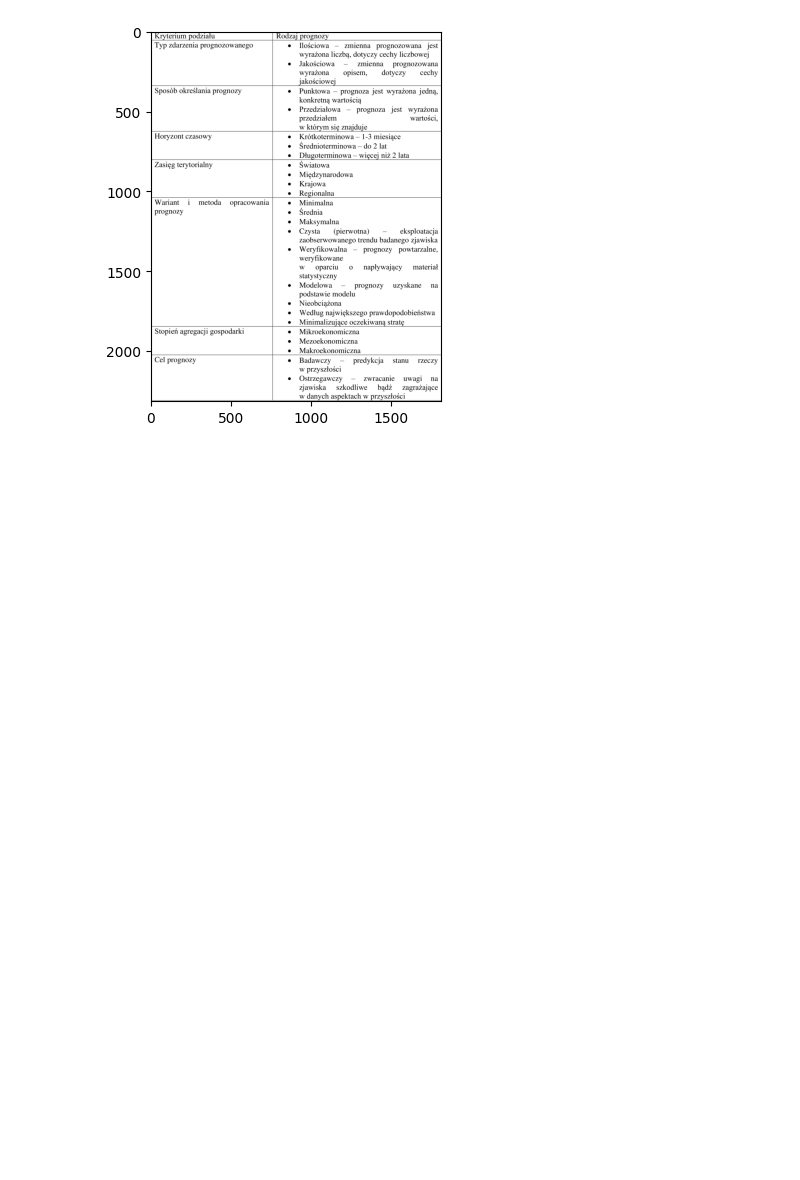
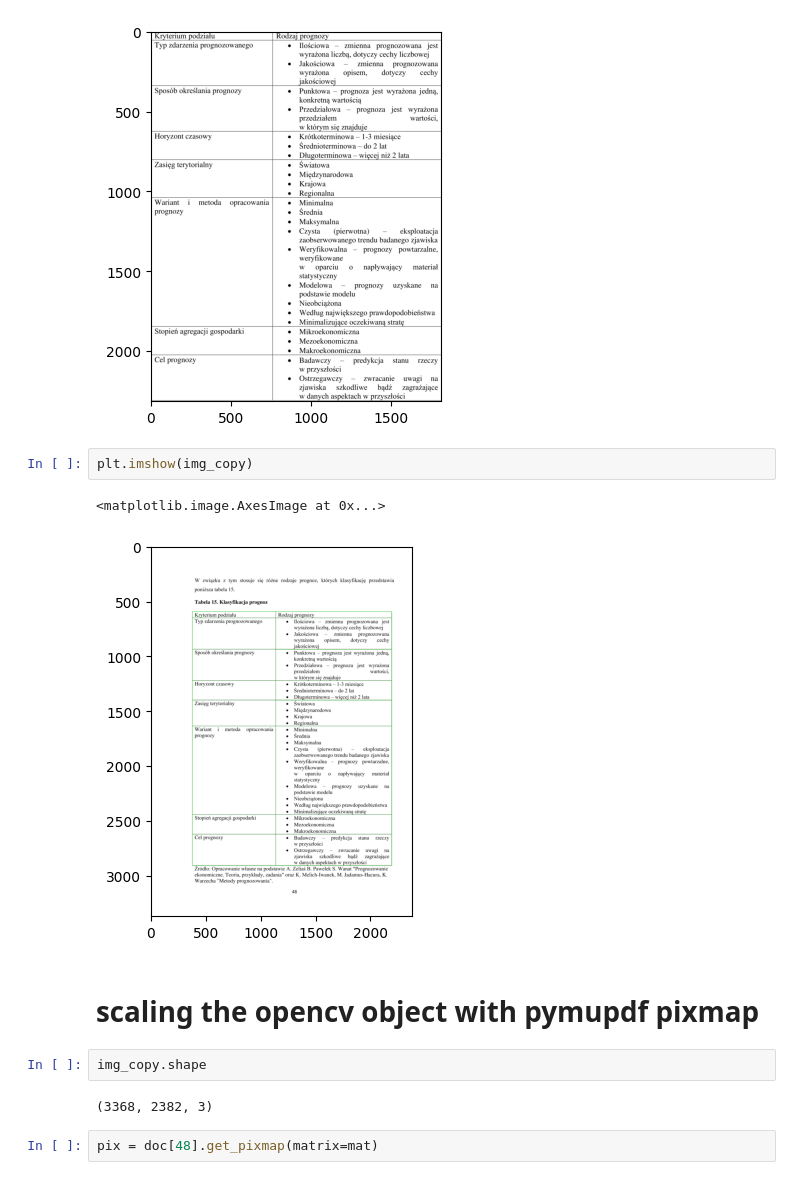
Before and after one commit to lukaszlewickii/after_hours_projects, a Jupyter notebook: table_detection_opencv/table_detection_opencv.ipynb, the cells around one changed output. Saved outputs shown, nothing was run; the diff lists cells and outputs as text; blank space fills up the shorter version.

Commit message:
scaling the opencv object with pymupdf pixmap

```diff
--- a/table_detection_opencv/table_detection_opencv.ipynb
+++ b/table_detection_opencv/table_detection_opencv.ipynb
@@ -118,3 +118,16 @@ plt.imshow(img[y:y+h, x:x+w])
 # %% [output]
 <matplotlib.image.AxesImage at 0x...>
 [figure]
+# %%
+plt.imshow(img_copy)
+# %% [output]
+<matplotlib.image.AxesImage at 0x...>
+[figure, added]
+# %% [markdown]
+# scaling the opencv object with pymupdf pixmap
+# %%
+img_copy.shape
+# %% [output]
+(3368, 2382, 3)
+# %%
+pix = doc[48].get_pixmap(matrix=mat)
```
Also changed, not shown: parts of 21 cells of this notebook, 1 other file.
